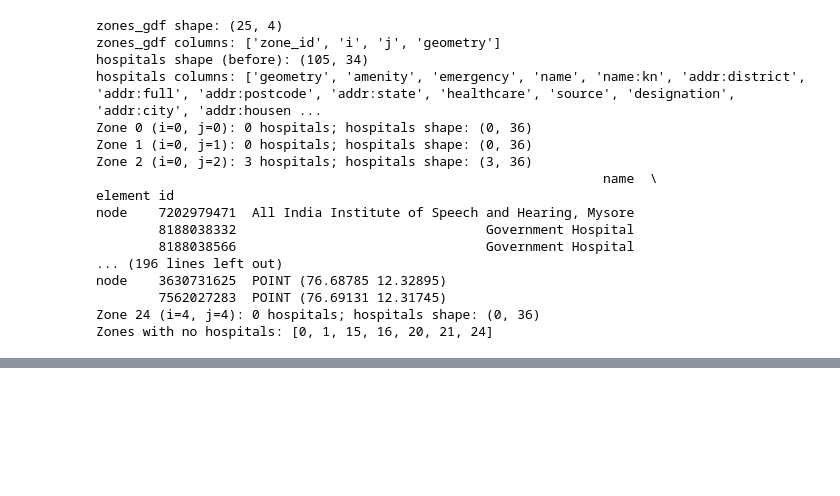
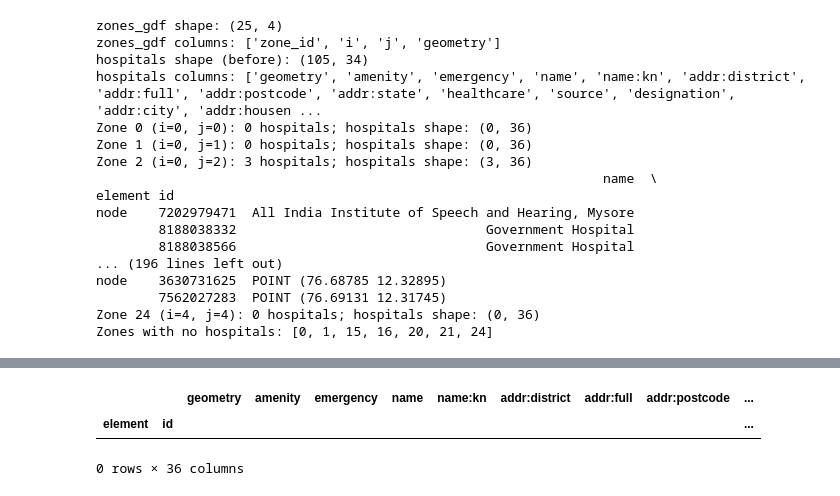
Before and after one commit to Deepaksaai/Yes-Kings-opti-project, a Jupyter notebook: 2ndoptidraft.ipynb, the cells around one changed output, grey strips where cells are left out. Cells and saved outputs as stored; diff of their text form; code cells hidden in the pictures; blank space fills up the shorter version.

```diff
--- a/2ndoptidraft.ipynb
+++ b/2ndoptidraft.ipynb
@@ -172,0 +166,7 @@ Zones with no hospitals: [0, 1, 15, 16, 20, 21, 24]
+# %%
+hosp0 = joined[joined['zone_id'] == 0]
+hosp0
+# %% [output]
+|  |  | geometry | amenity | emergency | name | name:kn | addr:district | addr:full | addr:postcode | ... |
+| element | id |  |  |  |  |  |  |  |  | ... |
+0 rows × 36 columns
```
Also changed, not shown: parts of 12 cells of this notebook.
